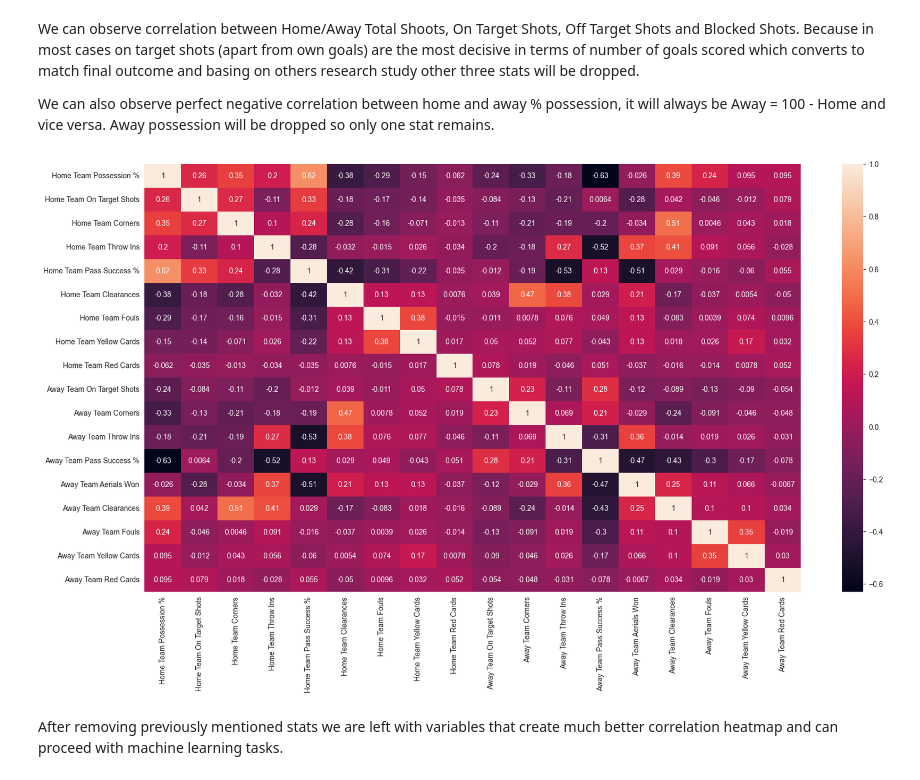
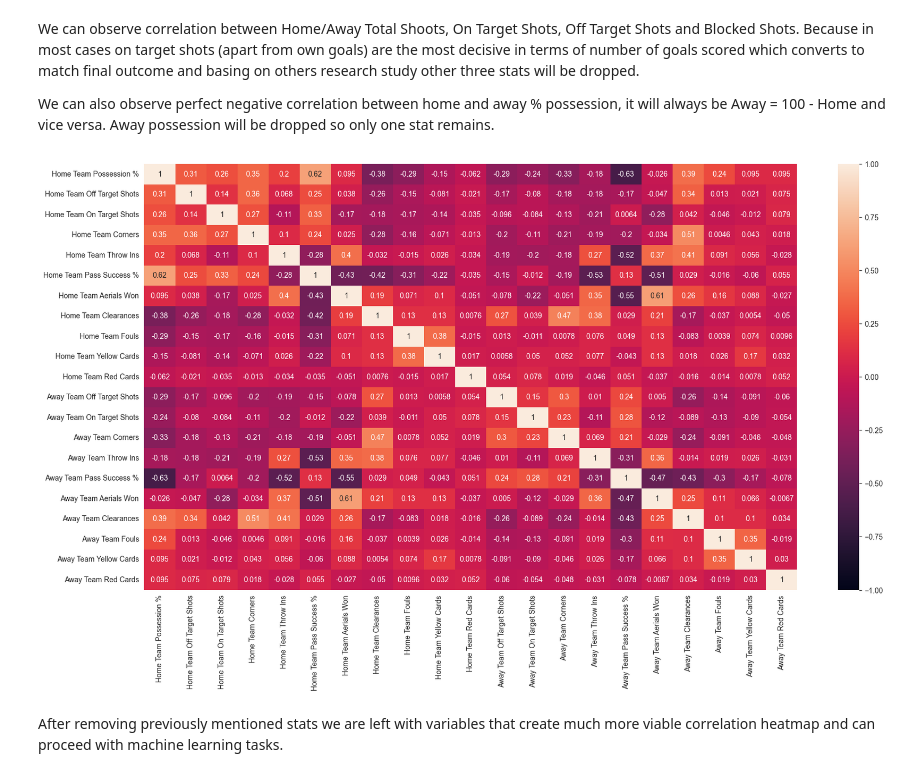
Before and after one commit to PWcislo26/football-ml-predictor, a Jupyter notebook: data_prep.ipynb, the cells around one changed output. Drawn from its saved outputs; the diff is of its cells as text; code cells hidden in the pictures.

```diff
--- a/data_prep.ipynb
+++ b/data_prep.ipynb
@@ -110,17 +110,17 @@ We can observe correlation between Home/Away Total Shoots, On Target Shots, Off
 We can also observe perfect negative correlation between home and away % possession, it will always be Away = 100 - Home and vice versa.
  Away possession will be dropped so only one stat remains.
 # %%
-df = df.drop(["Home Team Total Shots", "Home Team Blocked Shots", "Home Team Off Target Shots",
-              "Away Team Total Shots", "Away Team Blocked Shots", "Away Team Off Target Shots",
-              "Away Team Possession %", "Home Team Aerials Won"], axis=1)
+df = df.drop(["Home Team Total Shots", "Home Team Blocked Shots",
+              "Away Team Total Shots", "Away Team Blocked Shots",
+              "Away Team Possession %"], axis=1)
 # %%
 fig, ax = plt.subplots()
 fig.set_size_inches(20, 10.5)
-dataplot=sns.heatmap(df.corr(), annot=True)
+dataplot=sns.heatmap(df.corr(), annot=True, vmin=-1.0, vmax=1.0)
 plt.show()
 # %% [output]
-[figure, old version]
+[figure, new version]
 # %% [markdown]
-After removing previously mentioned stats we are left with variables that create much better correlation heatmap and can proceed with machine learning tasks.
+After removing previously mentioned stats we are left with variables that create much more viable correlation heatmap and can proceed with machine learning tasks.
 # %%
 df.to_csv('data/final_data.csv')
```
